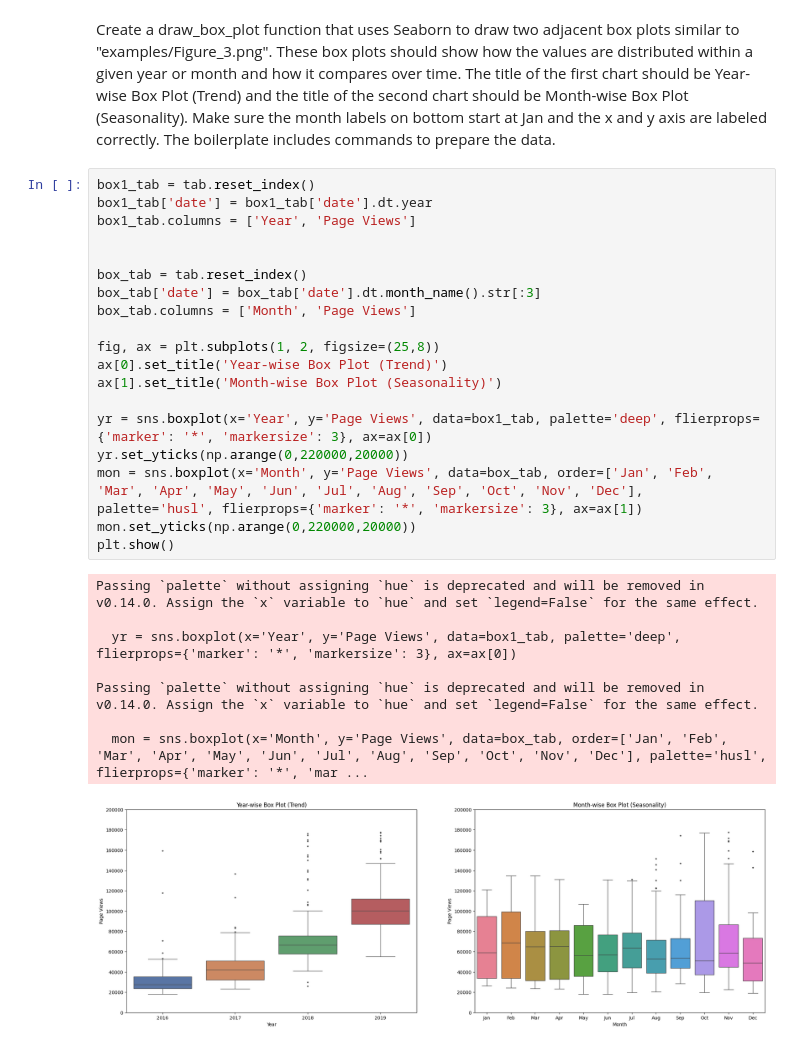
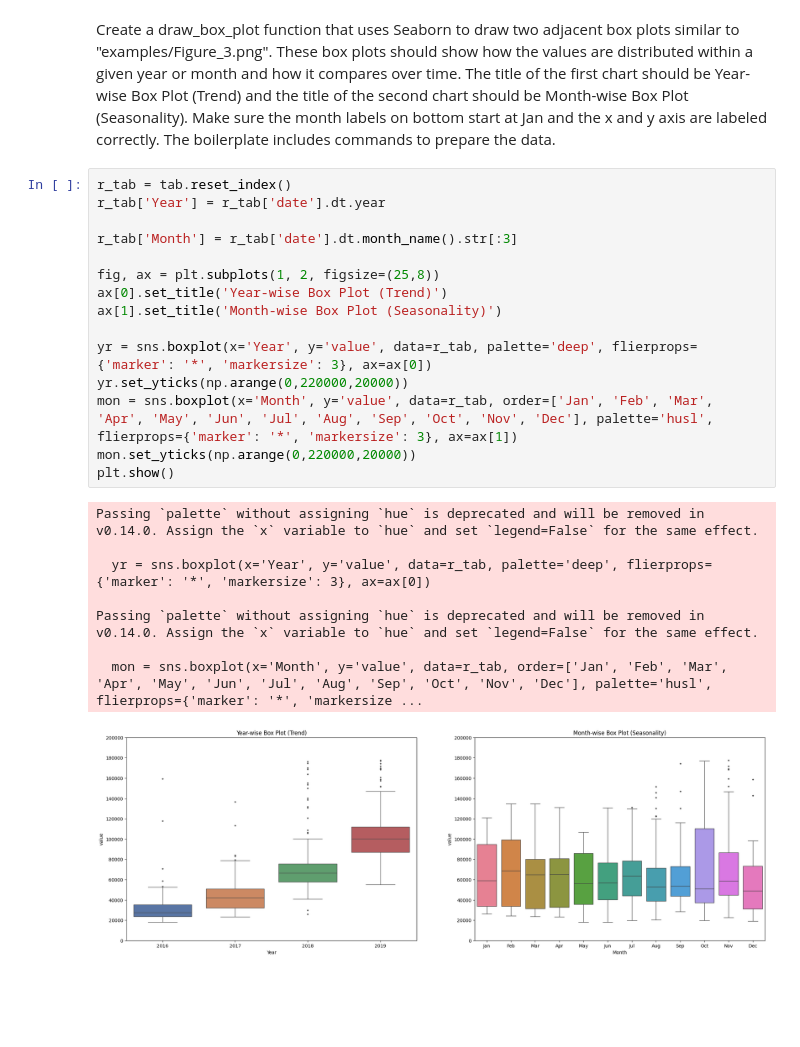
Before and after one commit to Gedis-Nov/dapy_assignments, a Jupyter notebook: time_series_visualizer/time_series_visualizer.ipynb, the cells around one changed output. Cells and saved outputs as stored; diff of their text form; blank space fills up the shorter version.

Commit message:
Updated time_series_visualizer

```diff
--- a/time_series_visualizer/time_series_visualizer.ipynb
+++ b/time_series_visualizer/time_series_visualizer.ipynb
@@ -75,30 +75,26 @@ bplot
 # %% [markdown]
 Create a draw_box_plot function that uses Seaborn to draw two adjacent box plots similar to "examples/Figure_3.png". These box plots should show how the values are distributed within a given year or month and how it compares over time. The title of the first chart should be Year-wise Box Plot (Trend) and the title of the second chart should be Month-wise Box Plot (Seasonality). Make sure the month labels on bottom start at Jan and the x and y axis are labeled correctly. The boilerplate includes commands to prepare the data.
 # %%
-box1_tab = tab.reset_index()
-box1_tab['date'] = box1_tab['date'].dt.year
-box1_tab.columns = ['Year', 'Page Views']
+r_tab = tab.reset_index()
+r_tab['Year'] = r_tab['date'].dt.year
 
-
-box_tab = tab.reset_index()
-box_tab['date'] = box_tab['date'].dt.month_name().str[:3]
-box_tab.columns = ['Month', 'Page Views']
+r_tab['Month'] = r_tab['date'].dt.month_name().str[:3]
 
 fig, ax = plt.subplots(1, 2, figsize=(25,8))
 ax[0].set_title('Year-wise Box Plot (Trend)')
 ax[1].set_title('Month-wise Box Plot (Seasonality)')
 
-yr = sns.boxplot(x='Year', y='Page Views', data=box1_tab, palette='deep', flierprops={'marker': '*', 'markersize': 3}, ax=ax[0])
+yr = sns.boxplot(x='Year', y='value', data=r_tab, palette='deep', flierprops={'marker': '*', 'markersize': 3}, ax=ax[0])
 yr.set_yticks(np.arange(0,220000,20000))
-mon = sns.boxplot(x='Month', y='Page Views', data=box_tab, order=['Jan', 'Feb', 'Mar', 'Apr', 'May', 'Jun', 'Jul', 'Aug', 'Sep', 'Oct', 'Nov', 'Dec'], palette='husl', flierprops={'marker': '*', 'markersize': 3}, ax=ax[1])
+mon = sns.boxplot(x='Month', y='value', data=r_tab, order=['Jan', 'Feb', 'Mar', 'Apr', 'May', 'Jun', 'Jul', 'Aug', 'Sep', 'Oct', 'Nov', 'Dec'], palette='husl', flierprops={'marker': '*', 'markersize': 3}, ax=ax[1])
 mon.set_yticks(np.arange(0,220000,20000))
 plt.show()
 # %% [output]
 Passing `palette` without assigning `hue` is deprecated and will be removed in v0.14.0. Assign the `x` variable to `hue` and set `legend=False` for the same effect.
 
-  yr = sns.boxplot(x='Year', y='Page Views', data=box1_tab, palette='deep', flierprops={'marker': '*', 'markersize': 3}, ax=ax[0])
+  yr = sns.boxplot(x='Year', y='value', data=r_tab, palette='deep', flierprops={'marker': '*', 'markersize': 3}, ax=ax[0])
 
 Passing `palette` without assigning `hue` is deprecated and will be removed in v0.14.0. Assign the `x` variable to `hue` and set `legend=False` for the same effect.
 
-  mon = sns.boxplot(x='Month', y='Page Views', data=box_tab, order=['Jan', 'Feb', 'Mar', 'Apr', 'May', 'Jun', 'Jul', 'Aug', 'Sep', 'Oct', 'Nov', 'Dec'], palette='husl', flierprops={'marker': '*', 'mar ...
+  mon = sns.boxplot(x='Month', y='value', data=r_tab, order=['Jan', 'Feb', 'Mar', 'Apr', 'May', 'Jun', 'Jul', 'Aug', 'Sep', 'Oct', 'Nov', 'Dec'], palette='husl', flierprops={'marker': '*', 'markersize ...
-[figure, old version]
+[figure, new version]
```
Also changed, not shown: 2 other files.
